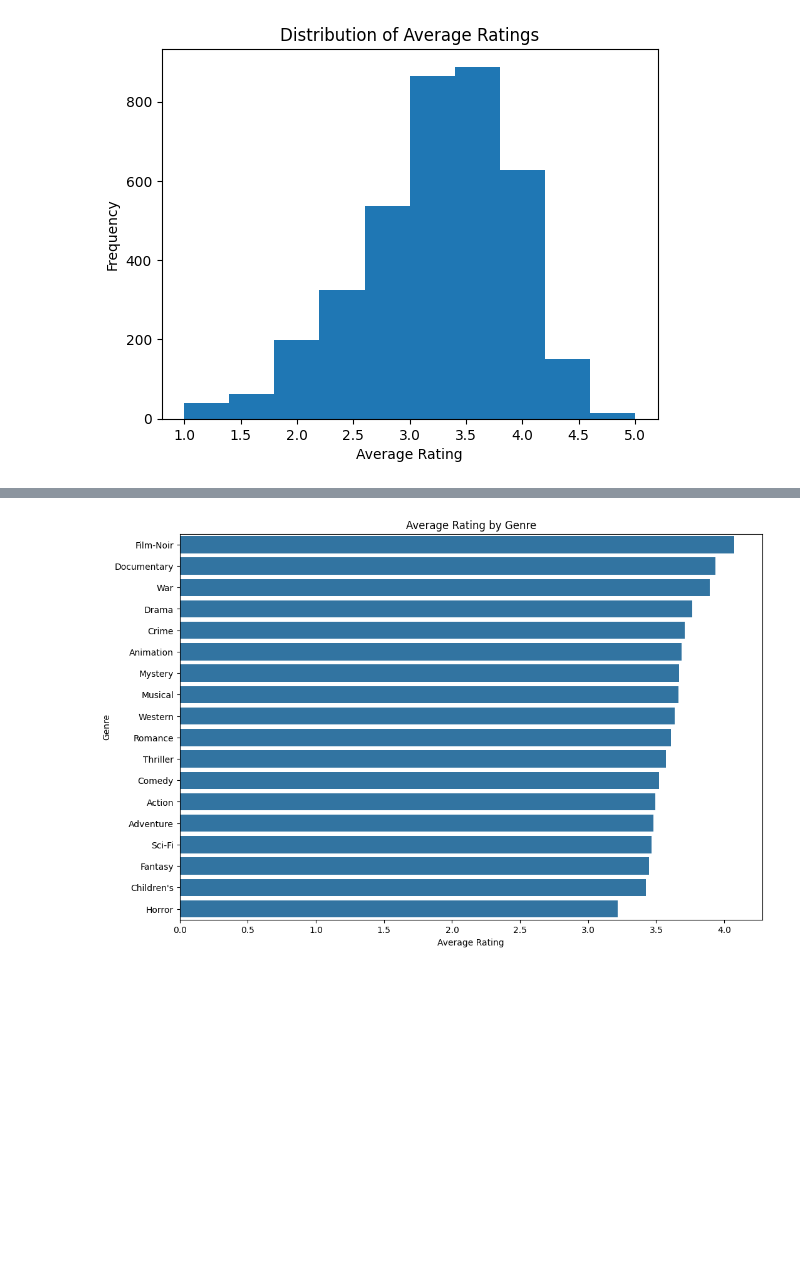
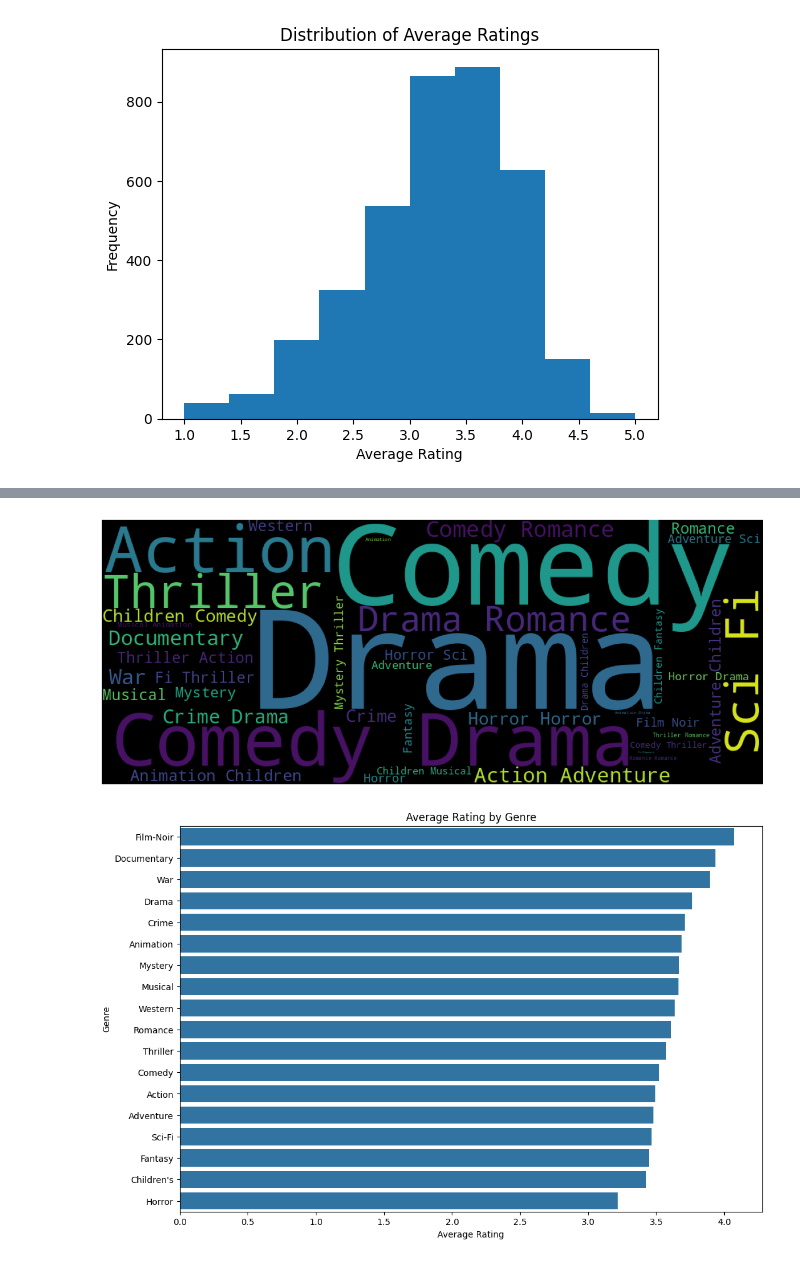
Before and after one commit to Exitarr/collaborative-filtering-based-Recommendation-System, a Jupyter notebook: project.ipynb, the cells around one changed output, grey strips where cells are left out. Saved outputs shown, nothing was run; the diff lists cells and outputs as text; code cells hidden in the pictures; blank space fills up the shorter version.

```diff
--- a/project.ipynb
+++ b/project.ipynb
@@ -70,10 +52,10 @@ for genre in movies.genres.str.split('|').values:
     genres = genres.union(set(genre))
 genres = list(genres)
 
-#one hot encoding the genres
-movies_encoded = movies.copy()
-for genre in genres:
-    movies_encoded[genre] = movies.genres.str.contains(genre).map({True:1 , False:0})
-movies_encoded.drop('genres' , axis=1 , inplace=True)
-movies_encoded.head(20)
+#display wordcloud of genres
+genre_wordcloud = WordCloud(width=1000,height=400).generate(' '.join(movies['genres']))
+plt.figure(figsize=(15,10))
+plt.imshow(genre_wordcloud)
+plt.axis('off')
+plt.show()
 # %% [output]
@@ -97,3 +62,4 @@ movies_encoded.head(20)
+[figure, added]
 # %%
 #merge movies and ratings dataframes on the basis of genre and aggregate the ratings of each genre
 
```
Also changed, not shown: parts of 9 cells of this notebook.
